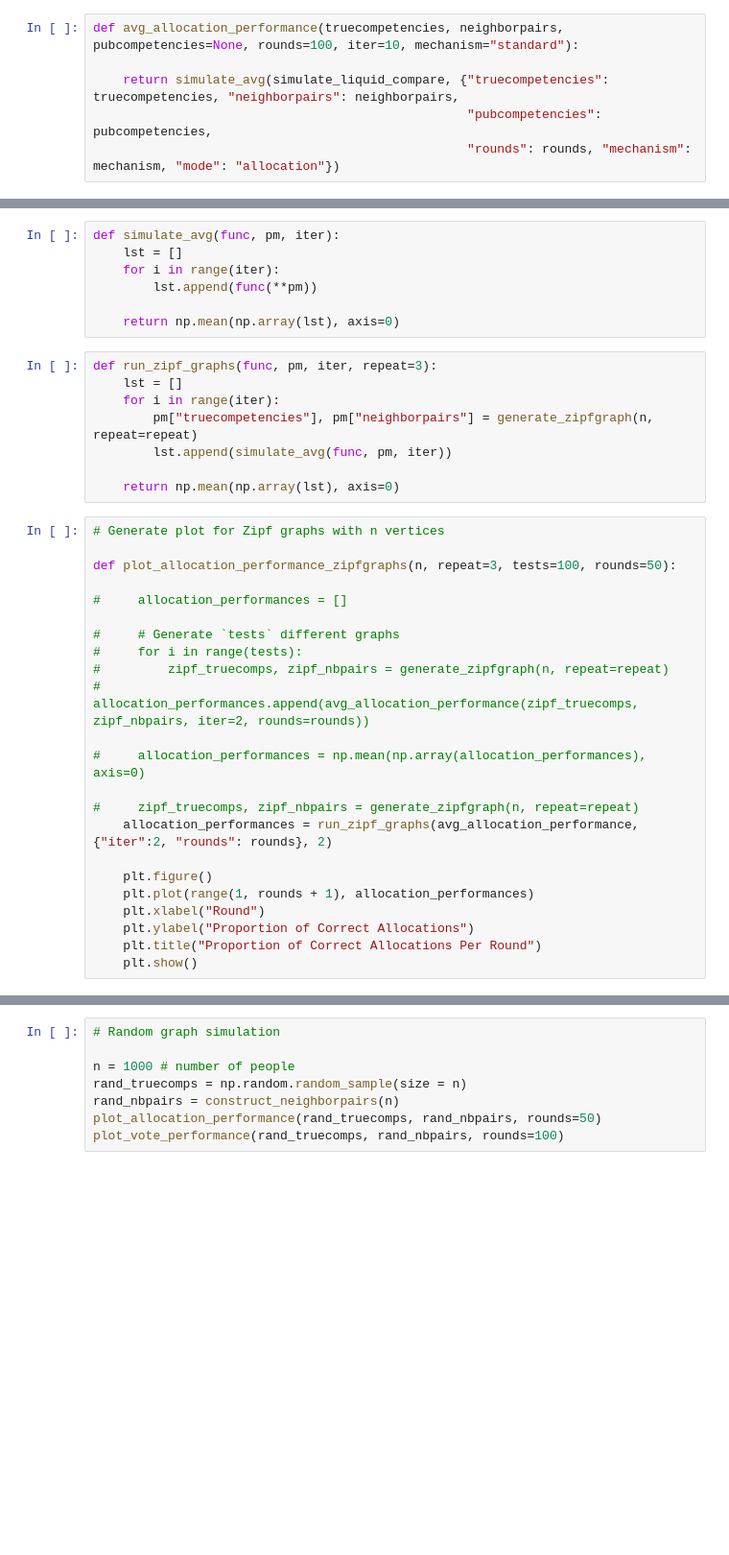
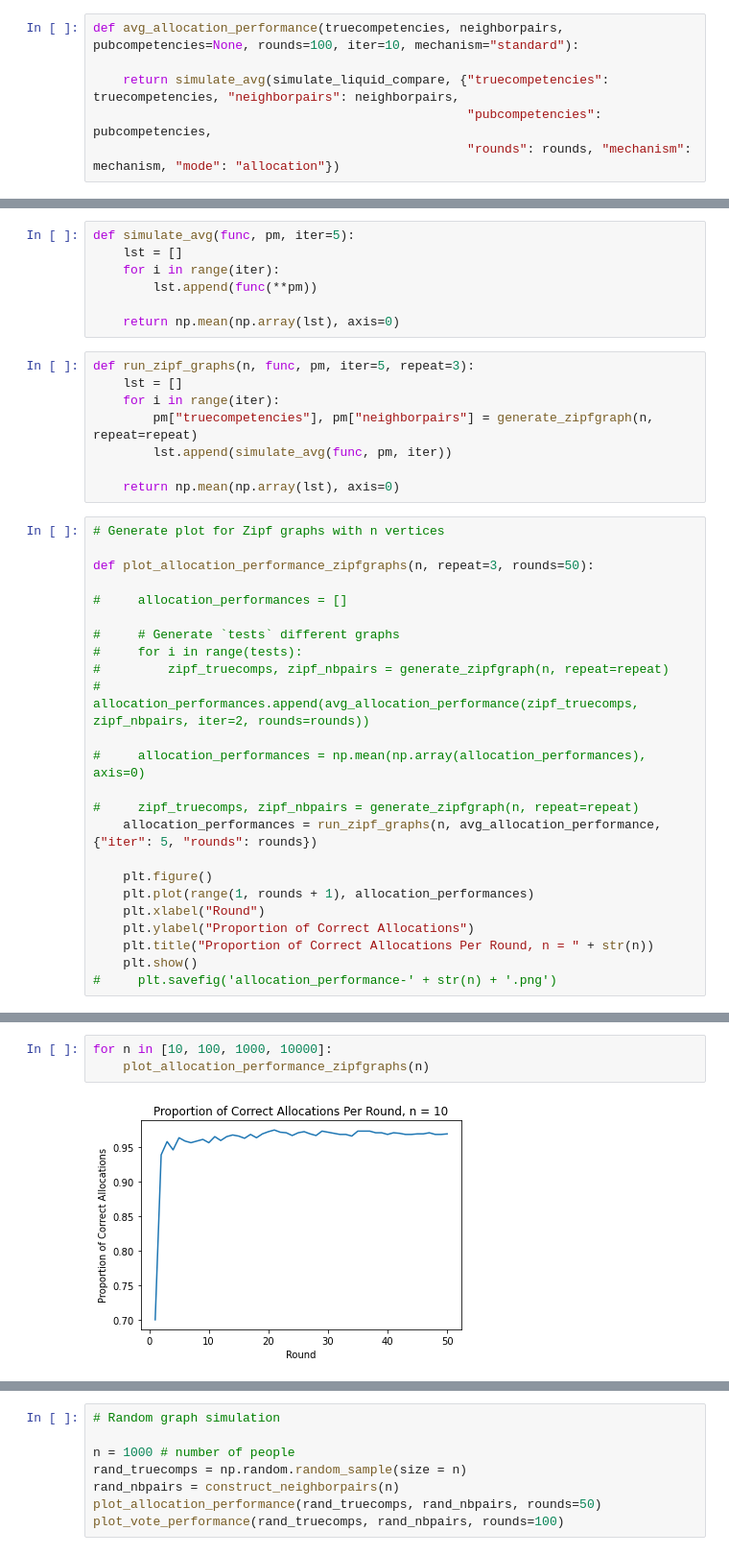
Before and after one commit to romil797/CS238, a Jupyter notebook: liquidmodel.ipynb, the cells around one changed output, grey strips where cells are left out. Shown at 96% size. Saved outputs shown, nothing was run; the diff lists cells and outputs as text; blank space fills up the shorter version.

Commit message:
plots???

```diff
--- a/liquidmodel.ipynb
+++ b/liquidmodel.ipynb
@@ -1003,12 +1005,12 @@ def avg_vote_performance(truecompetencies, neighborpairs, pubcompetencies=None,
 # %%
-def simulate_avg(func, pm, iter):
+def simulate_avg(func, pm, iter=5):
     lst = []
     for i in range(iter):
         lst.append(func(**pm))
 
     return np.mean(np.array(lst), axis=0)
 # %%
-def run_zipf_graphs(func, pm, iter, repeat=3):
+def run_zipf_graphs(n, func, pm, iter=5, repeat=3):
     lst = []
     for i in range(iter):
         pm["truecompetencies"], pm["neighborpairs"] = generate_zipfgraph(n, repeat=repeat)
@@ -1018,7 +1020,7 @@ def run_zipf_graphs(func, pm, iter, repeat=3):
 # %%
 # Generate plot for Zipf graphs with n vertices
 
-def plot_allocation_performance_zipfgraphs(n, repeat=3, tests=100, rounds=50):
+def plot_allocation_performance_zipfgraphs(n, repeat=3, rounds=50):
 
 #     allocation_performances = []
 
@@ -1030,14 +1032,15 @@ def plot_allocation_performance_zipfgraphs(n, repeat=3, tests=100, rounds=50):
 #     allocation_performances = np.mean(np.array(allocation_performances), axis=0)
 
 #     zipf_truecomps, zipf_nbpairs = generate_zipfgraph(n, repeat=repeat)
-    allocation_performances = run_zipf_graphs(avg_allocation_performance, {"iter":2, "rounds": rounds}, 2)
+    allocation_performances = run_zipf_graphs(n, avg_allocation_performance, {"iter": 5, "rounds": rounds})
 
     plt.figure()
     plt.plot(range(1, rounds + 1), allocation_performances)
     plt.xlabel("Round")
     plt.ylabel("Proportion of Correct Allocations")
-    plt.title("Proportion of Correct Allocations Per Round")
+    plt.title("Proportion of Correct Allocations Per Round, n = " + str(n))
     plt.show()
+#     plt.savefig('allocation_performance-' + str(n) + '.png')
 # %%
 # Generate plot for Zipf graphs with n vertices
 
@@ -1065,0 +1062,5 @@ def plot_vote_performance_zipfgraphs(n, repeat=3, tests=100, rounds=50):
+# %%
+for n in [10, 100, 1000, 10000]:
+    plot_allocation_performance_zipfgraphs(n)
+# %% [output]
+[figure, added]
```
Also changed, not shown: parts of 6 cells of this notebook.
